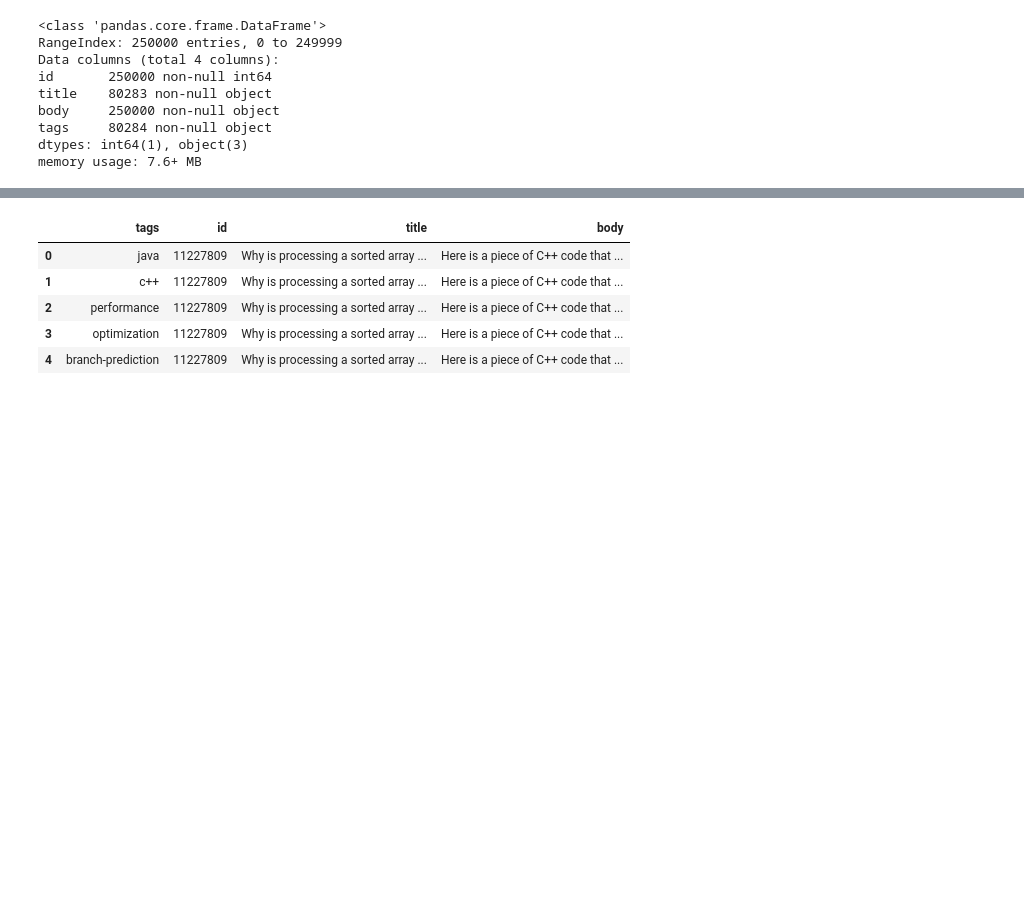
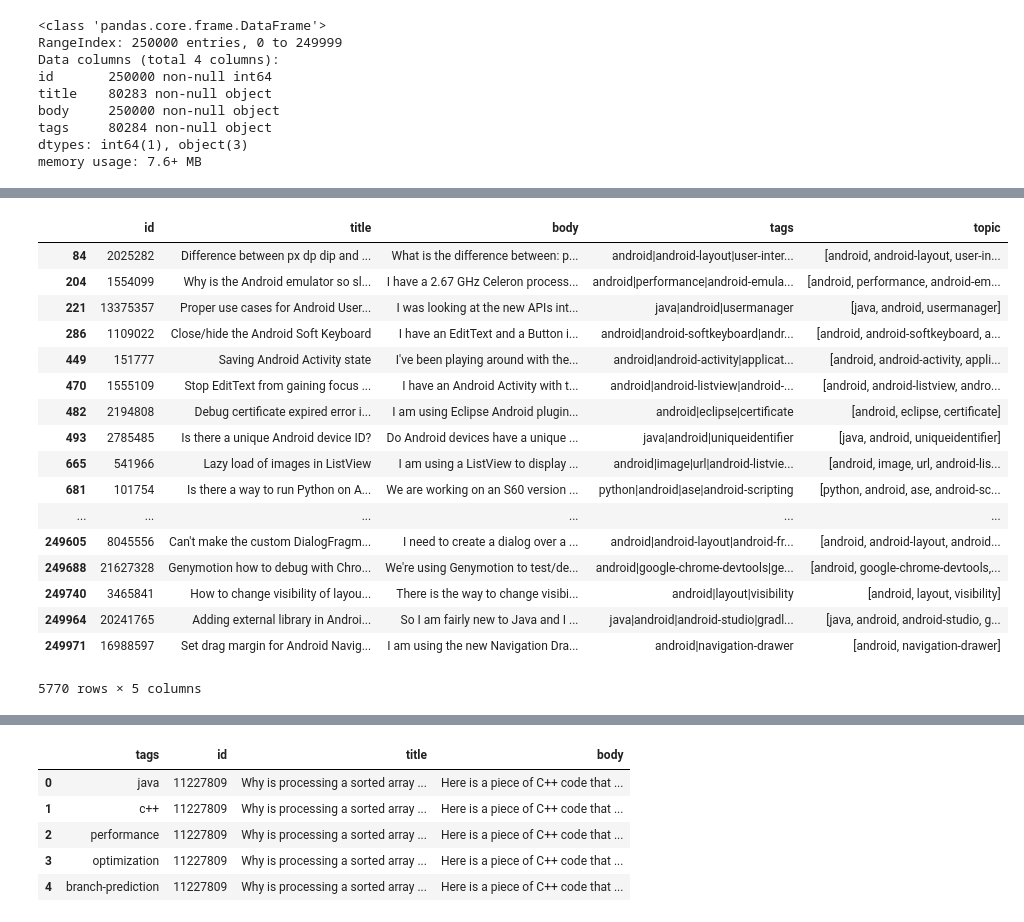
Before and after one commit to mzhou356/stack_overflow_tag_classification, a Jupyter notebook: data_cleaning_exploration.ipynb, the cells around one changed output, grey strips where cells are left out. Drawn from its saved outputs; the diff is of its cells as text; code cells hidden in the pictures; blank space fills up the shorter version.

Commit message:
change the category topic

```diff
--- a/data_cleaning_exploration.ipynb
+++ b/data_cleaning_exploration.ipynb
@@ -66,0 +42,19 @@ raw_df.tags.nunique()  # 56474 unique tags out of 80284 total observastions
+# %%
+# step one:
+# change anyting has git in it as version control topic
+raw_df['topic'] = raw_df.tags.apply(lambda x: 'version_control' if re.search(
+    '(^git|git$)', x) and 'digit' not in x else x)
+# %%
+# might be better to convert the topic into a list
+raw_df.topic = raw_df.topic.str.split('|')
+# %%
+# step two:
+# change anyting has javascript as web development
+web_frontend = ['javascript', 'jquery',
+             'html', 'css']
+raw_df['topic'] = raw_df.topic.apply(
+    lambda x: ['web_frontend'] if check_topic(web_frontend, x) else x)
+# %%
+# change anyting contains android as android topic
+raw_df['topic'] =raw_df.topic.apply(
+    lambda x: ['android_related'] if check_topic(['android'],x) else x)
@@ -66,0 +84,21 @@ raw_df.tags.nunique()  # 56474 unique tags out of 80284 total observastions
+# %%
+raw_df[raw_df.topic.apply(lambda x: '|'.join(x)).str.contains('android')]
+# %% [output]
+|  | id | title | body | tags | topic |
+| 84 | 2025282 | Difference between px dp dip and ... | What is the difference between: p... | android|android-layout|user-inter... | [android, android-layout, user-in... |
+| 204 | 1554099 | Why is the Android emulator so sl... | I have a 2.67 GHz Celeron process... | android|performance|android-emula... | [android, performance, android-em... |
+| 221 | 13375357 | Proper use cases for Android User... | I was looking at the new APIs int... | java|android|usermanager | [java, android, usermanager] |
+| 286 | 1109022 | Close/hide the Android Soft Keyboard | I have an EditText and a Button i... | android|android-softkeyboard|andr... | [android, android-softkeyboard, a... |
+| 449 | 151777 | Saving Android Activity state | I've been playing around with the... | android|android-activity|applicat... | [android, android-activity, appli... |
+| 470 | 1555109 | Stop EditText from gaining focus ... | I have an Android Activity with t... | android|android-listview|android-... | [android, android-listview, andro... |
+| 482 | 2194808 | Debug certificate expired error i... | I am using Eclipse Android plugin... | android|eclipse|certificate | [android, eclipse, certificate] |
+| 493 | 2785485 | Is there a unique Android device ID? | Do Android devices have a unique ... | java|android|uniqueidentifier | [java, android, uniqueidentifier] |
+| 665 | 541966 | Lazy load of images in ListView | I am using a ListView to display ... | android|image|url|android-listvie... | [android, image, url, android-lis... |
+| 681 | 101754 | Is there a way to run Python on A... | We are working on an S60 version ... | python|android|ase|android-scripting | [python, android, ase, android-sc... |
+| ... | ... | ... | ... | ... | ... |
+| 249605 | 8045556 | Can't make the custom DialogFragm... | I need to create a dialog over a ... | android|android-layout|android-fr... | [android, android-layout, android... |
+| 249688 | 21627328 | Genymotion how to debug with Chro... | We're using Genymotion to test/de... | android|google-chrome-devtools|ge... | [android, google-chrome-devtools,... |
+| 249740 | 3465841 | How to change visibility of layou... | There is the way to change visibi... | android|layout|visibility | [android, layout, visibility] |
+| 249964 | 20241765 | Adding external library in Androi... | So I am fairly new to Java and I ... | java|android|android-studio|gradl... | [java, android, android-studio, g... |
+| 249971 | 16988597 | Set drag margin for Android Navig... | I am using the new Navigation Dra... | android|navigation-drawer | [android, navigation-drawer] |
+5770 rows × 5 columns
```
Also changed, not shown: parts of 18 cells of this notebook.
